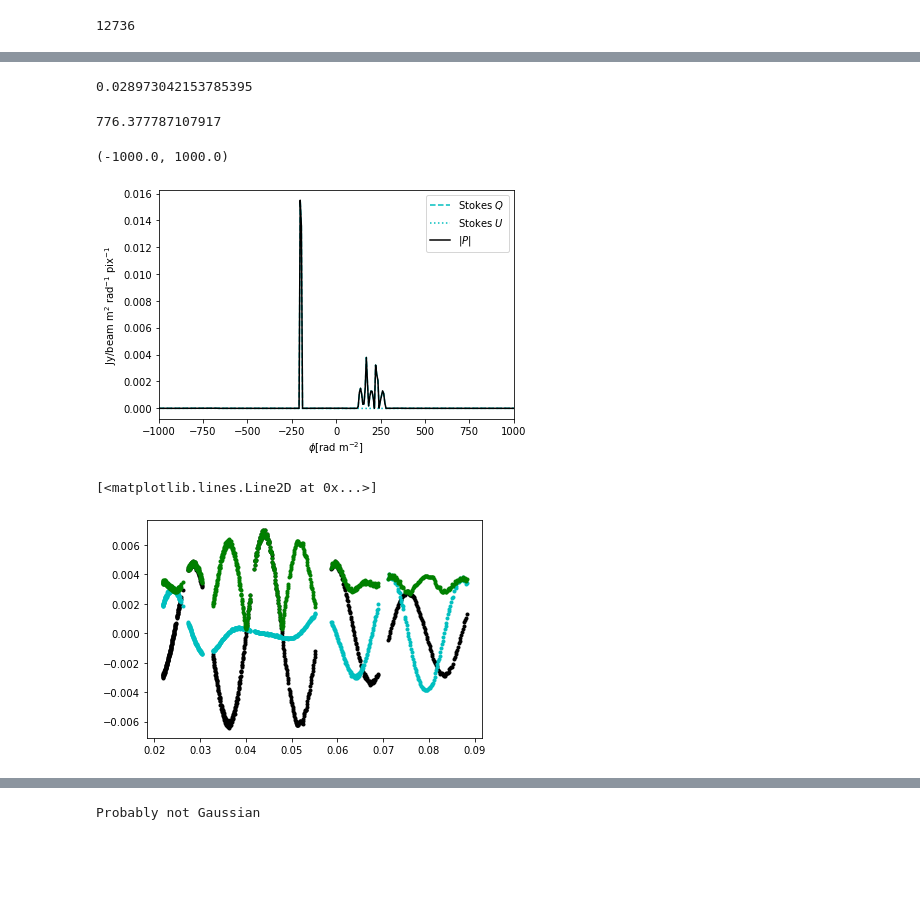
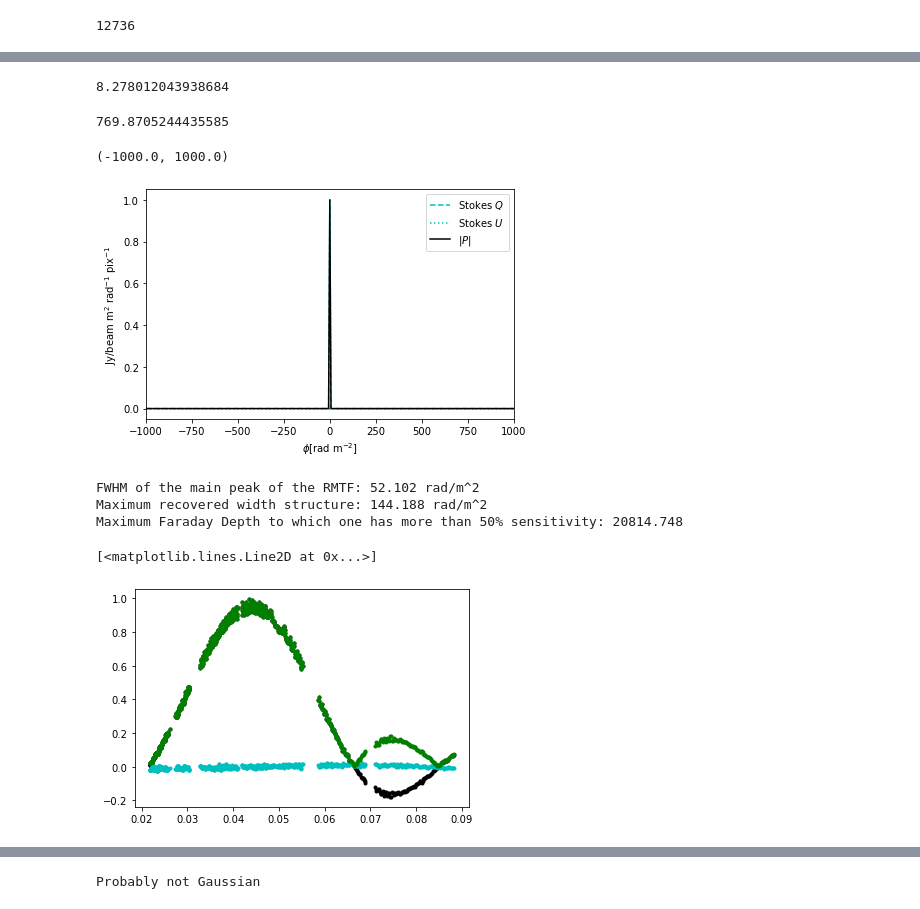
Before and after one commit to miguelcarcamov/csromer, a Jupyter notebook: sandboxes/framework_simulation_scenario1.ipynb, the cells around one changed output, grey strips where cells are left out. Drawn from its saved outputs; the diff is of its cells as text; code cells hidden in the pictures; blank space fills up the shorter version.

```diff
--- a/sandboxes/framework_simulation_scenario1.ipynb
+++ b/sandboxes/framework_simulation_scenario1.ipynb
@@ -64,15 +65,15 @@ nu = np.linspace(start=1.008e9, stop=2.031e9, num=1000)  # VLA
 #nu = np.linspace(start=0.89e9, stop=1.681e9, num=1000) # MeerKAT
 #nu = np.linspace(start=0.58e9, stop=2.50e9, num=512)
 # %%
-peak_thinsource = 0.0035
-peak_thicksource = 0.0035
+peak_thinsource = 1.
+peak_thicksource = 1.
 # %%
 thinsource = FaradayThinSource(nu=nu, s_nu=peak_thinsource, phi_gal=-200, spectral_idx=0.0)
 # %%
 #140 JVLA
 # 95 MeerKAT
 thicksource = FaradayThickSource(
-    nu=nu, s_nu=peak_thicksource, phi_fg=140, phi_center=200., spectral_idx=0.0
+    nu=nu, s_nu=peak_thicksource, phi_fg=140, phi_center=0., spectral_idx=0.0
 )
 # %%
 thinsource.l2_ref = thinsource.calculate_l2ref()
@@ -82,7 +83,7 @@ thicksource.l2_ref = thicksource.calculate_l2ref()
 thinsource.simulate()
 thicksource.simulate()
 # %%
-simsource = thinsource + thicksource
+simsource = thicksource
 # %%
 simsource.l2_ref = simsource.calculate_l2ref()
 # %%
@@ -310,7 +311,7 @@ g_obj = OFunction(g_func)
 # %%
 lambda_l1
 # %% [output]
-0.028973042153785395
+8.278012043938684
 # %%
 if wav is not None:
     opt = FISTA(
@@ -334,7 +335,7 @@ else:
 obj, X = opt.run()
 print(obj)
 # %% [output]
-776.377787107917
+769.8705244435585
 # %%
 if wav is not None:
     plt.plot(X.data)
@@ -342,16 +343,34 @@ if wav is not None:
 if wav is not None:
     X.data = wav.reconstruct(X.data)
 X.real_data_to_complex()
+# %%
+width = thicksource.phi_fg
+half_width = width / 2.
+X_test = copy.deepcopy(X)
+#X_test.data[(parameter.phi >= -half_width) & (parameter.phi <= half_width)] = 1 + 0j
+#X_test.data[(parameter.phi < -half_width) | (parameter.phi > half_width)] = 0 + 0j
+X_test.data[parameter.phi == 0] = 1 + 0j
+X_test.data[parameter.phi != 0] = 0 + 0j
 # %%
-plt.plot(parameter.phi, X.data.real, 'c--', label=r"Stokes $Q$")
-plt.plot(parameter.phi, X.data.imag, 'c:', label=r"Stokes $U$")
-plt.plot(parameter.phi, np.abs(X.data), 'k-', label=r"$|P|$")
+plt.plot(parameter.phi, X_test.data.real, 'c--', label=r"Stokes $Q$")
+plt.plot(parameter.phi, X_test.data.imag, 'c:', label=r"Stokes $U$")
+plt.plot(parameter.phi, np.abs(X_test.data), 'k-', label=r"$|P|$")
 plt.xlabel(r'$\phi$[rad m$^{-2}$]')
 plt.ylabel(r'Jy/beam m$^2$ rad$^{-1}$ pix$^{-1}$')
 plt.legend(loc='upper right')
 plt.tight_layout()
 plt.xlim([-1000, 1000])
 # %% [output]
 (-1000.0, 1000.0)
-[figure, old version]
+[figure, new version]
+# %%
+parameter2 = Parameter()
+parameter2.calculate_cellsize(dataset=dataset, oversampling=8)
+nufft2 = NUFFT1D(
+    dataset=dataset, parameter=parameter2, use_weights=False, solve=False, normalize=True
+)
+# %% [output]
+FWHM of the main peak of the RMTF: 52.102 rad/m^2
+Maximum recovered width structure: 144.188 rad/m^2
+Maximum Faraday Depth to which one has more than 50% sensitivity: 20814.748
 # %%
@@ -362,4 +381,4 @@ plt.plot(dataset.lambda2, dataset.model_data.imag, 'c.', label=r"Stokes $U$")
 plt.plot(dataset.lambda2, np.abs(dataset.model_data), 'g.', label=r"$|P|$")
 # %% [output]
 [<matplotlib.lines.Line2D at 0x...>]
-[figure, old version]
+[figure, new version]
```
Also changed, not shown: parts of 50 cells of this notebook, 14 other files.
